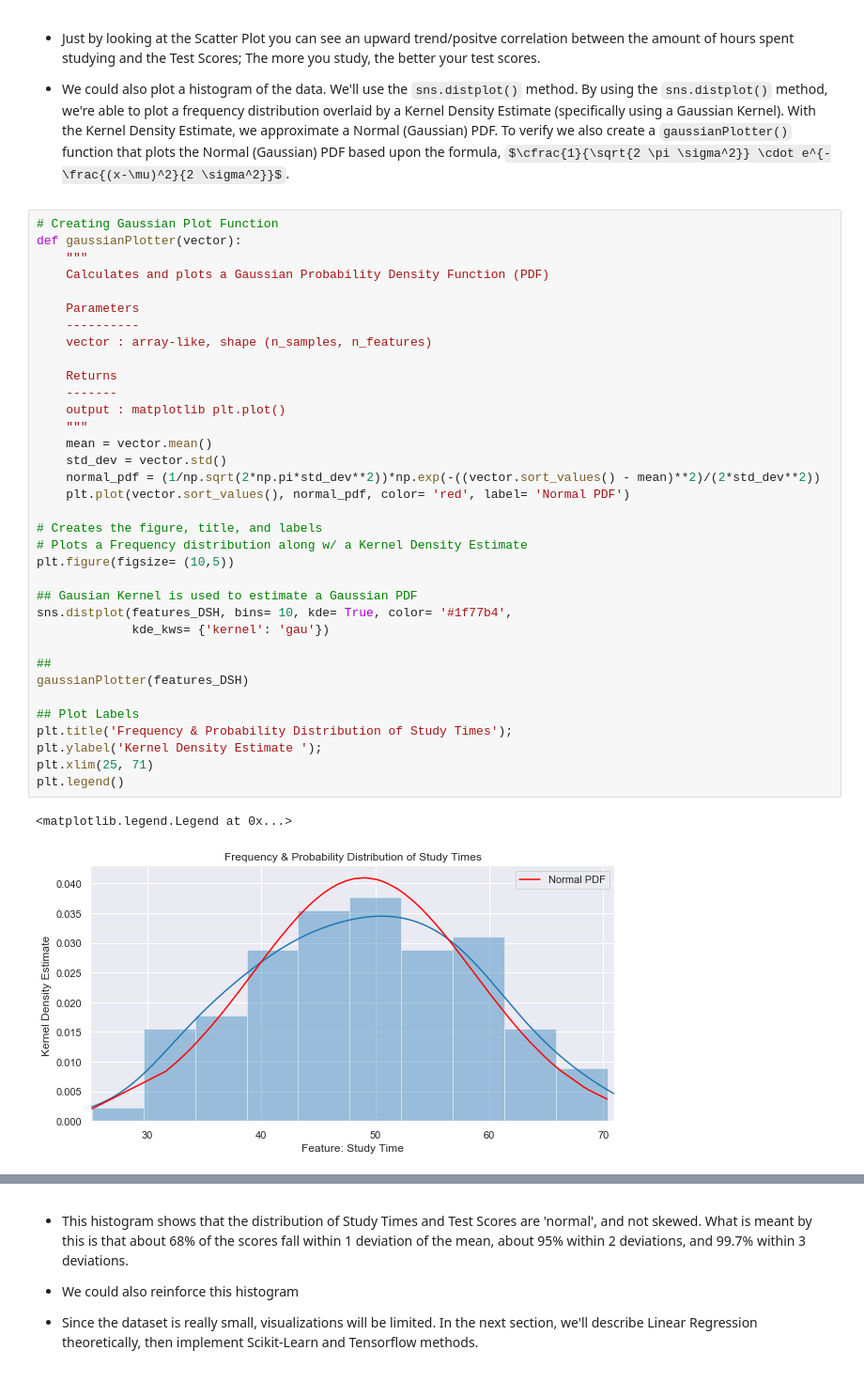
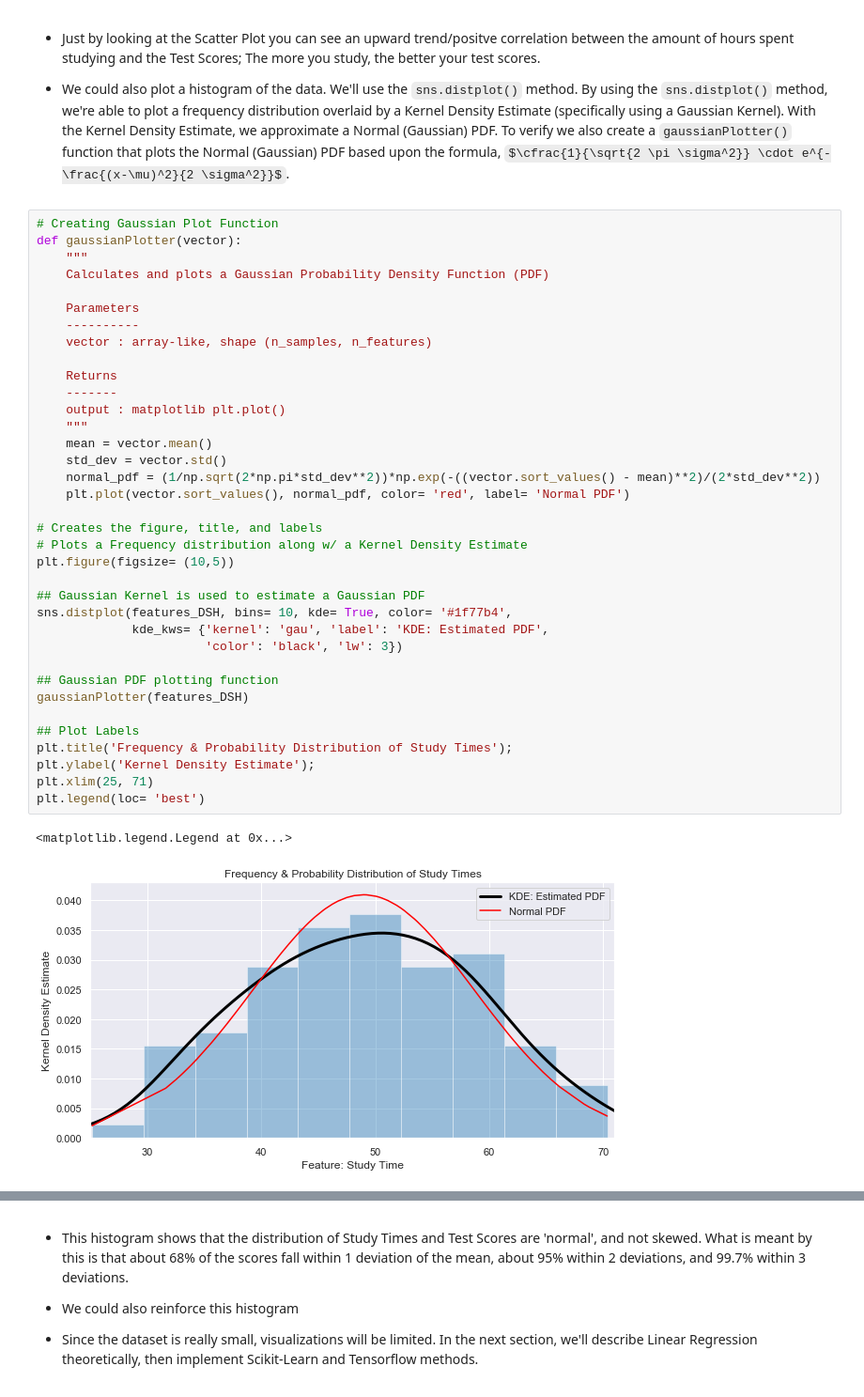
Before and after one commit to cbamedjonekou/cbamedjonekou.github.io, a Jupyter notebook: Labs/PHYS 3600ID-D862 (Machine Learning)/PHYS 3600ID-D862 (Machine Learning) Study Hours Linear Regression.ipynb, the cells around one changed output, grey strips where cells are left out. Shown at 94% size. Drawn from its saved outputs; the diff is of its cells as text; some formulas as TeX source.

Commit message:
UPDATE: modified plots, added gaussianPlotter() function

```diff
--- a/Labs/PHYS 3600ID-D862 (Machine Learning)/PHYS 3600ID-D862 (Machine Learning) Study Hours Linear Regression.ipynb
+++ b/Labs/PHYS 3600ID-D862 (Machine Learning)/PHYS 3600ID-D862 (Machine Learning) Study Hours Linear Regression.ipynb
@@ -142,39 +142,40 @@ ax.set(xlabel= 'Studying Time (Hours)', ylabel= 'Test Scores',
 def gaussianPlotter(vector):
     """
     Calculates and plots a Gaussian Probability Density Function (PDF)
 
     Parameters
     ----------
     vector : array-like, shape (n_samples, n_features)
 
     Returns
     -------
     output : matplotlib plt.plot()
     """
     mean = vector.mean()
     std_dev = vector.std()
     normal_pdf = (1/np.sqrt(2*np.pi*std_dev**2))*np.exp(-((vector.sort_values() - mean)**2)/(2*std_dev**2))
     plt.plot(vector.sort_values(), normal_pdf, color= 'red', label= 'Normal PDF')
 
 # Creates the figure, title, and labels
 # Plots a Frequency distribution along w/ a Kernel Density Estimate
 plt.figure(figsize= (10,5))
 
-## Gausian Kernel is used to estimate a Gaussian PDF
+## Gaussian Kernel is used to estimate a Gaussian PDF
 sns.distplot(features_DSH, bins= 10, kde= True, color= '#1f77b4',
-             kde_kws= {'kernel': 'gau'})
+             kde_kws= {'kernel': 'gau', 'label': 'KDE: Estimated PDF',
+                       'color': 'black', 'lw': 3})
 
-##
+## Gaussian PDF plotting function
 gaussianPlotter(features_DSH)
 
 ## Plot Labels
 plt.title('Frequency & Probability Distribution of Study Times');
-plt.ylabel('Kernel Density Estimate ');
+plt.ylabel('Kernel Density Estimate');
 plt.xlim(25, 71)
-plt.legend()
+plt.legend(loc= 'best')
 # %% [output]
 <matplotlib.legend.Legend at 0x...>
-[figure, old version]
+[figure, new version]
 # %%
 # Creates the figure, title, and labels
 # Plots a Frequency distribution along w/ a Kernel Density Estimate
```
Also changed, not shown: parts of 1 cell of this notebook.
